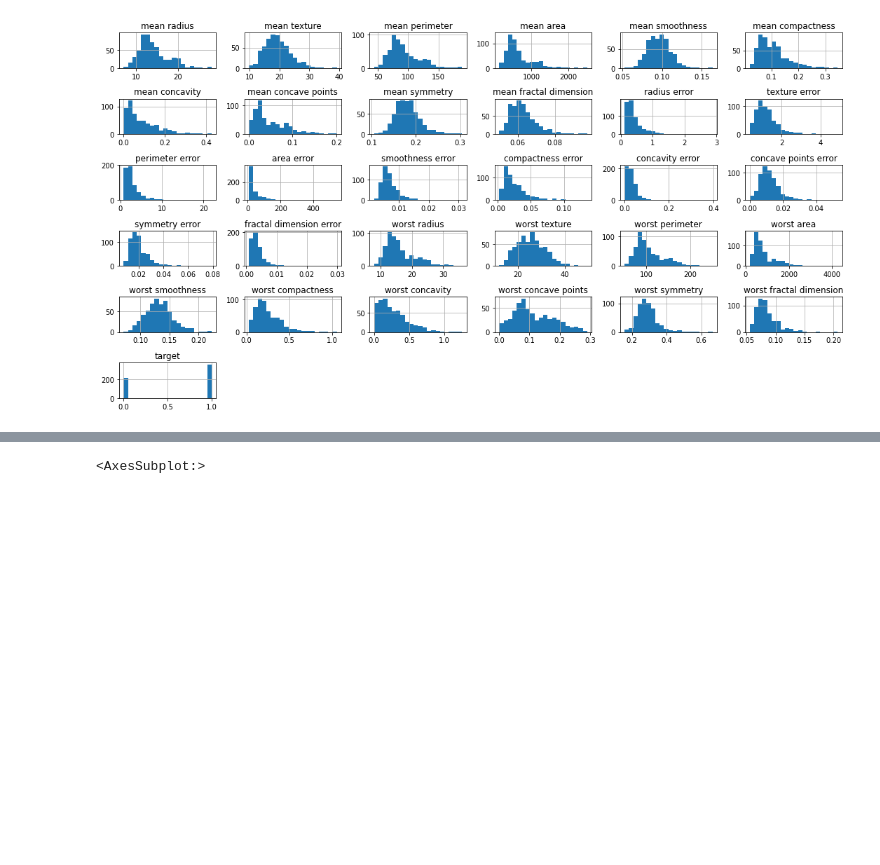
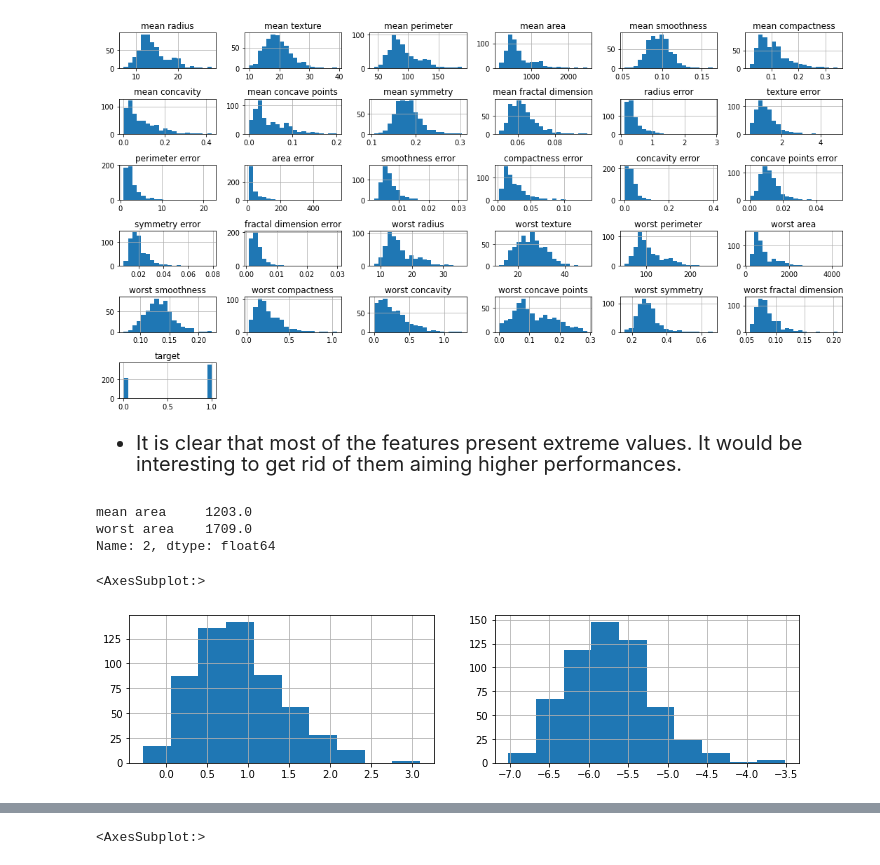
Before and after one commit to felipesveiga/breast-cancer-2-cells, a Jupyter notebook: semi-sup-breat-cancer.ipynb, the cells around one changed output, grey strips where cells are left out. Drawn from its saved outputs; the diff is of its cells as text; code cells hidden in the pictures; blank space fills up the shorter version.

```diff
--- a/semi-sup-breat-cancer.ipynb
+++ b/semi-sup-breat-cancer.ipynb
@@ -70,3 +70,29 @@ df.hist(bins=20, figsize=(15,8));
 plt.tight_layout()
 # %% [output]
 [figure]
+# %% [markdown]
+<div>
+    <ul style='font-size:20px'>
+        <li>
+            It is clear that most of the features present extreme values. It would be interesting to get rid of them aiming higher performances.
+        </li>
+    </ul>
+</div>
+# %%
+df.loc[2, ['mean area', 'worst area']]
+# %% [output]
+mean area     1203.0
+worst area    1709.0
+Name: 2, dtype: float64
+# %%
+plt.figure(figsize=(12,6))
+plt.subplot(221)
+np.log(df['perimeter error']).hist()
+
+plt.subplot(222)
+np.log(df['fractal dimension error']).hist()
+
+plt.
+# %% [output]
+<AxesSubplot:>
+[figure, added]
```
Also changed, not shown: parts of 2 cells of this notebook.
